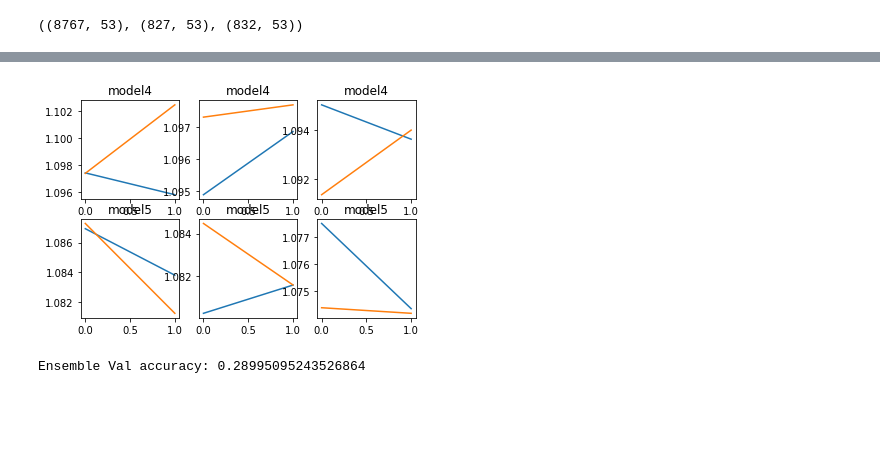
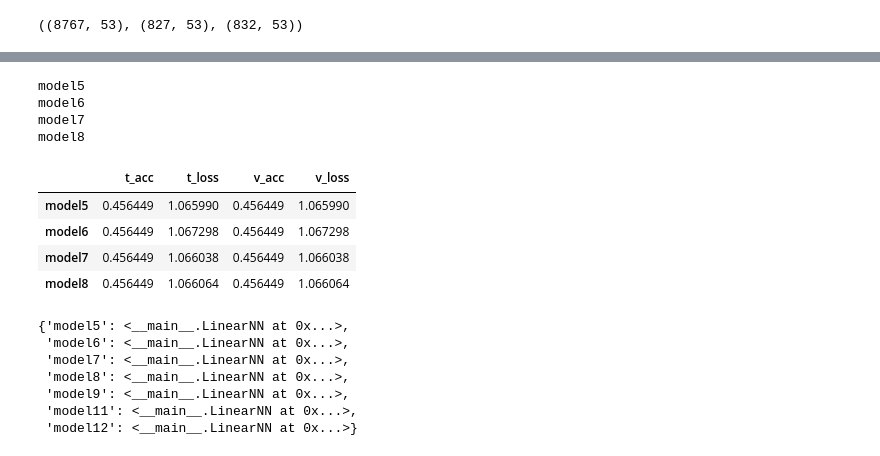
Before and after one commit to jdjd24/Football-Match-Prediction, a Jupyter notebook: 3. Neural Net Model-Copy1.ipynb, the cells around one changed output, grey strips where cells are left out. Cells and saved outputs as stored; diff of their text form; code cells hidden in the pictures; blank space fills up the shorter version.

```diff
--- a/3. Neural Net Model-Copy1.ipynb
+++ b/3. Neural Net Model-Copy1.ipynb
@@ -251,9 +257,0 @@ Loss after iteration 0: 1.0774931907653809
-# %%
-fig, axes = plt.subplots(nrows=len(model_dict), ncols=splits)
-for i, ax in enumerate(axes.flatten()):
-    if i < len(big_losses_list):
-        ax.plot(big_losses_list[i][0])
-        ax.plot(big_losses_list[i][1])
-        ax.set_title(results.index[math.floor(i/kf.n_splits)])
-# %% [output]
-[figure, removed]
@@ -281,4 +258,15 @@ def ensemble_predict(models, x, y, scaler):
-# %%
-ensemble_predict([model_dict['model4'].model, model_dict['model5'].model], x_train, y_train, preprocessing.StandardScaler().fit(x_train.iloc[:,1:]))
-# %% [output]
-Ensemble Val accuracy: 0.28995095243526864
+# %%
+results, big_losses_list = train_many(model_dict, x_train, y_train, batch_size = len(x_train), splits = 1, epochs = 1, learning_rate = 0.01)
+# %% [output]
+model5
+model6
+model7
+model8
+# %%
+results
+# %% [output]
+|  | t_acc | t_loss | v_acc | v_loss |
+| model5 | 0.456449 | 1.065990 | 0.456449 | 1.065990 |
+| model6 | 0.456449 | 1.067298 | 0.456449 | 1.067298 |
+| model7 | 0.456449 | 1.066038 | 0.456449 | 1.066038 |
+| model8 | 0.456449 | 1.066064 | 0.456449 | 1.066064 |
@@ -284,0 +296,10 @@ Ensemble Val accuracy: 0.28995095243526864
+# %%
+model_dict
+# %% [output]
+{'model5': <__main__.LinearNN at 0x...>,
+ 'model6': <__main__.LinearNN at 0x...>,
+ 'model7': <__main__.LinearNN at 0x...>,
+ 'model8': <__main__.LinearNN at 0x...>,
+ 'model9': <__main__.LinearNN at 0x...>,
+ 'model11': <__main__.LinearNN at 0x...>,
+ 'model12': <__main__.LinearNN at 0x...>}
```
Also changed, not shown: parts of 17 cells of this notebook, 3 other files.
